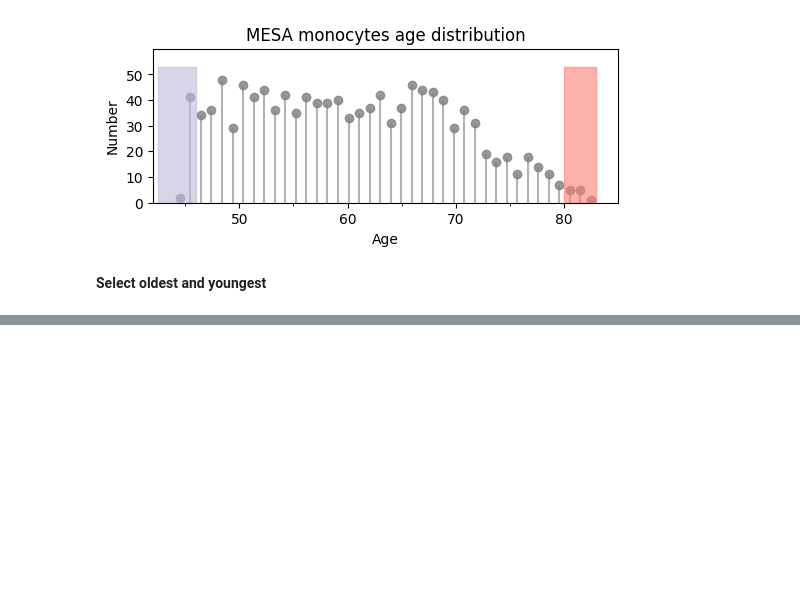
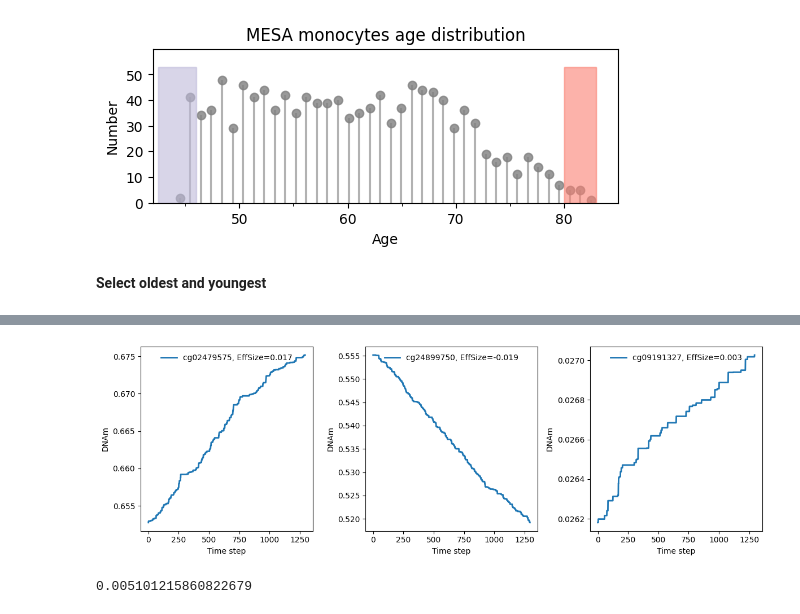
Before and after one commit to ombystoma-young/stochastic-component-epigen-proj, a Jupyter notebook: main.ipynb, the cells around one changed output, grey strips where cells are left out. Drawn from its saved outputs; the diff is of its cells as text; code cells hidden in the pictures; blank space fills up the shorter version.

```diff
--- a/main.ipynb
+++ b/main.ipynb
@@ -269,0 +302,22 @@ def p_c(effsize, gamma):
+# %%
+"""
+here and after the np.vectorize functions are used
+the way of this code operation is given in this cell
+"""
+
+
+@np.vectorize
+def test_mul(x, y):
+    return x * y
+
+
+a = np.array([0, 1, 2, 3])
+b = np.array([4, 5])
+
+test_mul(a, b[:, np.newaxis])
+
+"""
+resulting matrix consists of the following elements:
+a[0] * b[0]     a[1] * b[0]    a[2] * b[0], ...
+a[1] * b[1]     a[1] * b[1]    a[2] * b[0], ...
+"""
@@ -269,0 +382,11 @@ def p_c(effsize, gamma):
+# %%
+n_steps = 37 * 35
+dnams = []
+# first step depends on avgDNAm(young)
+dnams.append(beta_c_next(effsize_c=effect_sizes, gamma=9.25, beta_c=young_dnam_avg, sigma=0.0005))
+
+# next steps depend on previous states
+for t in range(n_steps - 1):
+    if t % 100 == 0:
+        print(f'Time step {t}')
+    dnams.append(beta_c_next(effsize_c=effect_sizes, gamma=9.25, beta_c=dnams[-1], sigma=0.0005))
@@ -269,0 +407,19 @@ def p_c(effsize, gamma):
+# %%
+fig, ax = plt.subplots(1, 3, figsize=(12,4))
+
+for i in range(3):
+    r = np.random.randint(0, 353)
+    ax[i].plot(range(n_steps), np.array(dnams)[:, r], linewidth=2,
+               label=f'{cpg_ids.loc[r]}, EffSize={round(effect_sizes.iloc[r], 3)}')
+    ax[i].set_xlabel('Time step')
+    ax[i].set_ylabel('DNAm')
+    ax[i].legend(loc='upper center', frameon=False)
+
+plt.tight_layout()
+# %% [output]
+[figure, added]
+# %%
+last_dnam_step = dnams[-1]
+mean_absolute_error(old_dnam_avg, last_dnam_step)
+# %% [output]
+0.005101215860822679
```
Also changed, not shown: parts of 20 cells of this notebook.
